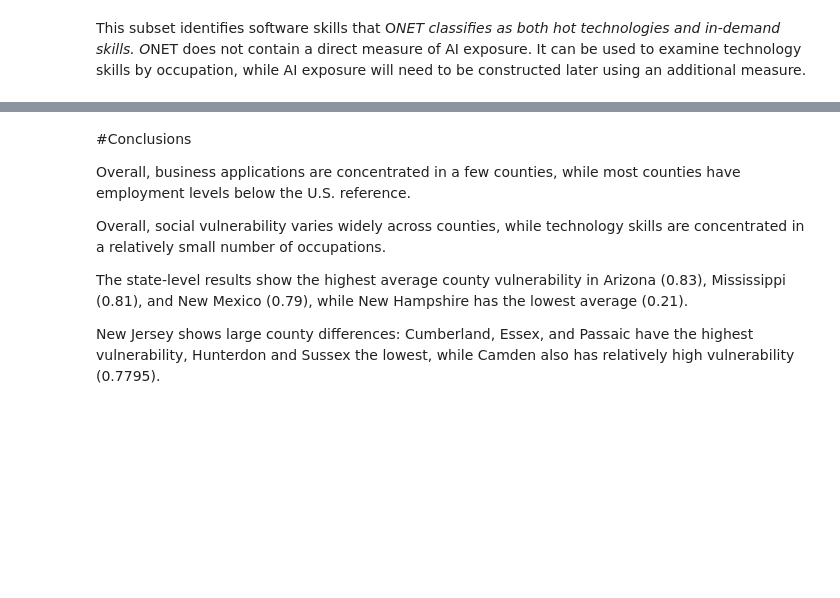
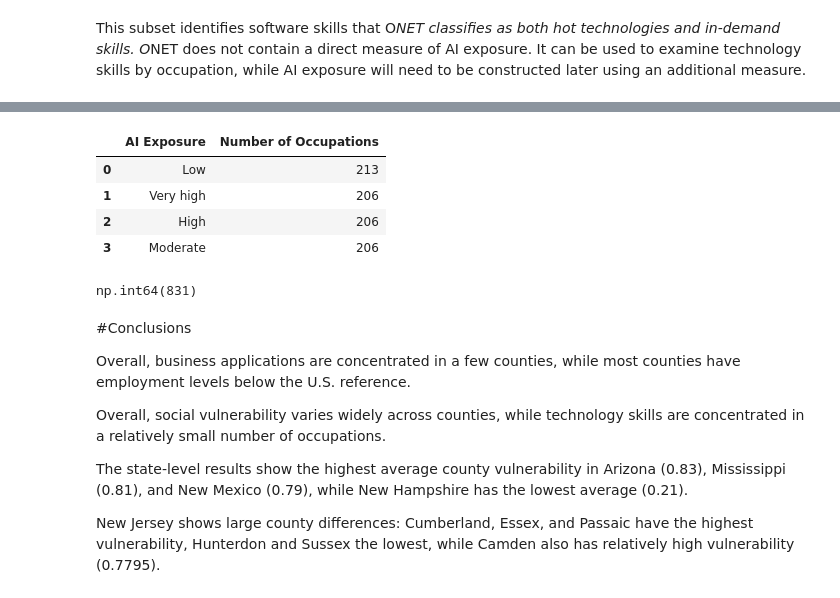
Before and after one commit to shirleyrutgers/DataManPy, a Jupyter notebook: ps1dataman.ipynb, the cells around one changed output, grey strips where cells are left out. Saved outputs shown, nothing was run; the diff lists cells and outputs as text; code cells hidden in the pictures; blank space fills up the shorter version.

```diff
--- a/ps1dataman.ipynb
+++ b/ps1dataman.ipynb
@@ -1180,3 +1215,23 @@ O*NET does not contain a direct measure of AI exposure. It can be used to examin
+# %%
+# Frequency of occupations by AI exposure category
+ai_frequency = (
+    aiexposure['Relative AI exposure']
+    .value_counts()
+    .rename_axis('AI Exposure')
+    .reset_index(name='Number of Occupations')
+)
+
+ai_frequency
+# %% [output]
+|  | AI Exposure | Number of Occupations |
+| 0 | Low | 213 |
+| 1 | Very high | 206 |
+| 2 | High | 206 |
+| 3 | Moderate | 206 |
+# %%
+ai_frequency['Number of Occupations'].sum() #total occupations
+# %% [output]
+np.int64(831)
 # %% [markdown]
 #Conclusions
 
```
Also changed, not shown: parts of 4 cells of this notebook.
